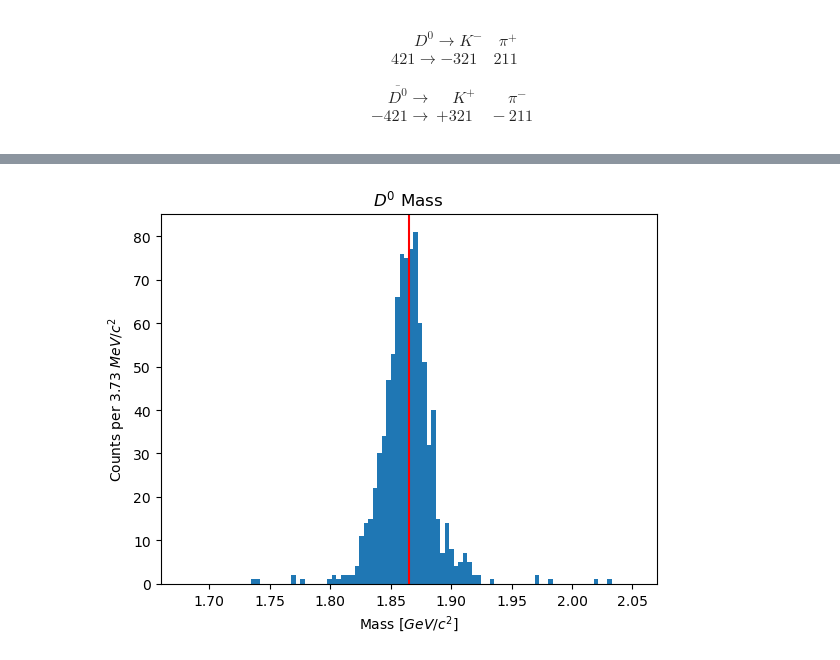
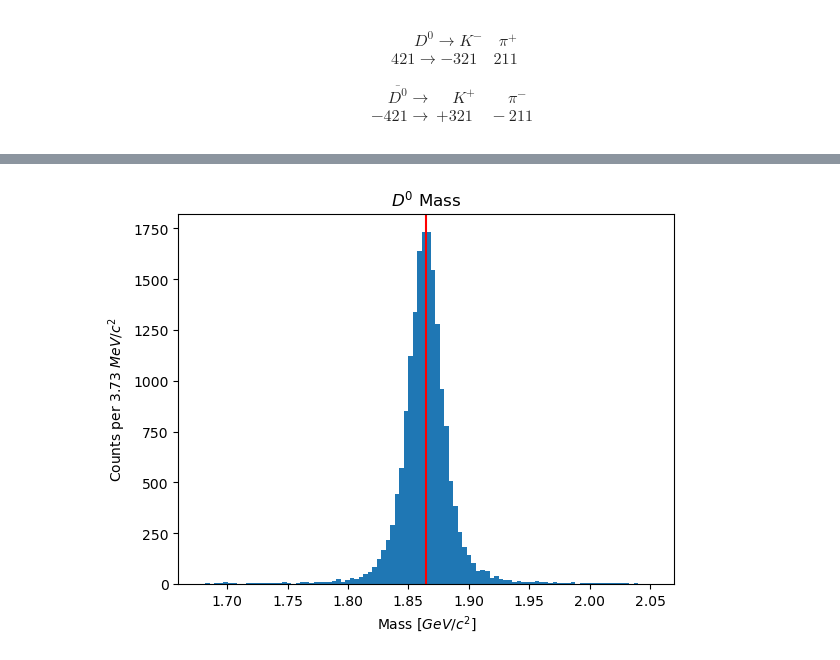
Before and after one commit to LeoPi314/LCPB_Project, a Jupyter notebook: MC_Analysis_D0.ipynb, the cells around one changed output, grey strips where cells are left out. Cells and saved outputs as stored; diff of their text form; code cells hidden in the pictures.

```diff
--- a/MC_Analysis_D0.ipynb
+++ b/MC_Analysis_D0.ipynb
@@ -26,6 +27,4 @@ ls "../../mnt/SingleTrackTrees/Simulation/alice_sim_2024_LHC24h1_1_536237_AOD"
 base_path = "../../mnt/SingleTrackTrees/Simulation/alice_sim_2024_LHC24h1_1_536237_AOD"
 which_chunk = ["001_010", "011_020", "021_030", "031_040", "041_050", "051_060", "061_070", "071_080", "081_090", "091_100" ]
 which_file = "AO2Dtree.root"
-path = base_path + "/".join(["/", which_chunk[0], which_file])
-file = uproot.open(path)
 # %%
@@ -336,12 +468,12 @@ The starting dataframe occupies 0.48 MB
 # %%
 MIN_MASS, MAX_MASS = 0.9*m_d0, 1.1*m_d0
 N_BINS = 100
-plt.hist(df_pairs["inv_mass"], bins=N_BINS, range=(MIN_MASS, MAX_MASS))
+plt.hist(final_results["inv_mass"], bins=N_BINS, range=(MIN_MASS, MAX_MASS))
 plt.axvline(x=m_d0, color="red")
 plt.xlabel("Mass [$GeV/c^2$]")
 plt.ylabel(f"Counts per {((MAX_MASS-MIN_MASS)/N_BINS)*1000:.2f} $MeV/c^2$")
 plt.title("$D^0$ Mass")
-plt.savefig("D0_Mass_MC.png")
+#plt.savefig("D0_Mass_MC.png")
 plt.show()
 # %% [output]
-[figure, old version]
+[figure, new version]
```
Also changed, not shown: parts of 16 cells of this notebook, 1 other file.
